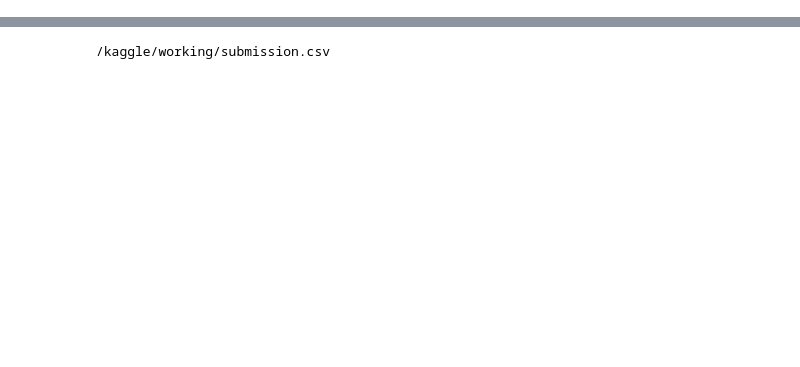
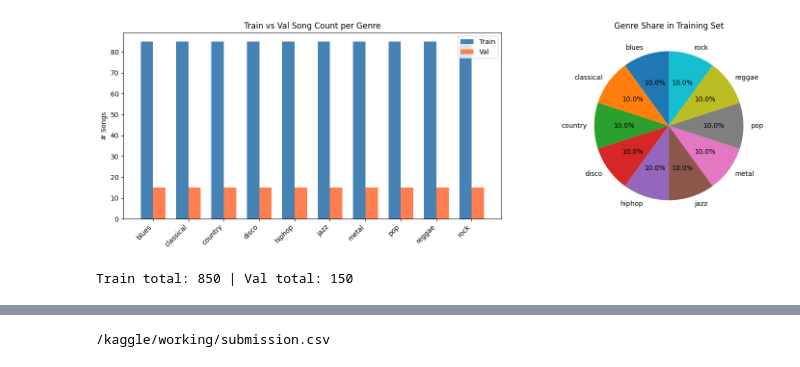
Before and after one commit to 23f2003621/tds-w2, a Jupyter notebook: notebooks/restnet_training.ipynb, the cells around one changed output, grey strips where cells are left out. Cells and saved outputs as stored; diff of their text form; code cells hidden in the pictures; blank space fills up the shorter version.

```diff
--- a/notebooks/restnet_training.ipynb
+++ b/notebooks/restnet_training.ipynb
@@ -798,0 +200,26 @@ WandB run finished!
+# %%
+
+train_counts = {g: len(train_index[g]) for g in GENRES}
+val_counts   = {g: len(val_index[g])   for g in GENRES}
+
+fig, axes = plt.subplots(1, 2, figsize=(16, 5))
+
+
+x = np.arange(len(GENRES))
+w = 0.35
+axes[0].bar(x - w/2, train_counts.values(), w, label='Train', color='steelblue')
+axes[0].bar(x + w/2, val_counts.values(),   w, label='Val',   color='coral')
+axes[0].set_xticks(x); axes[0].set_xticklabels(GENRES, rotation=45, ha='right')
+axes[0].set_title('Train vs Val Song Count per Genre')
+axes[0].set_ylabel('# Songs'); axes[0].legend()
+
+
+axes[1].pie(train_counts.values(), labels=GENRES, autopct='%1.1f%%',
+            startangle=90, colors=sns.color_palette('tab10', len(GENRES)))
+axes[1].set_title('Genre Share in Training Set')
+
+plt.tight_layout(); plt.show()
+print("Train total:", sum(train_counts.values()), "| Val total:", sum(val_counts.values()))
+# %% [output]
+[figure, added]
+Train total: 850 | Val total: 150
```
Also changed, not shown: parts of 53 cells of this notebook.
